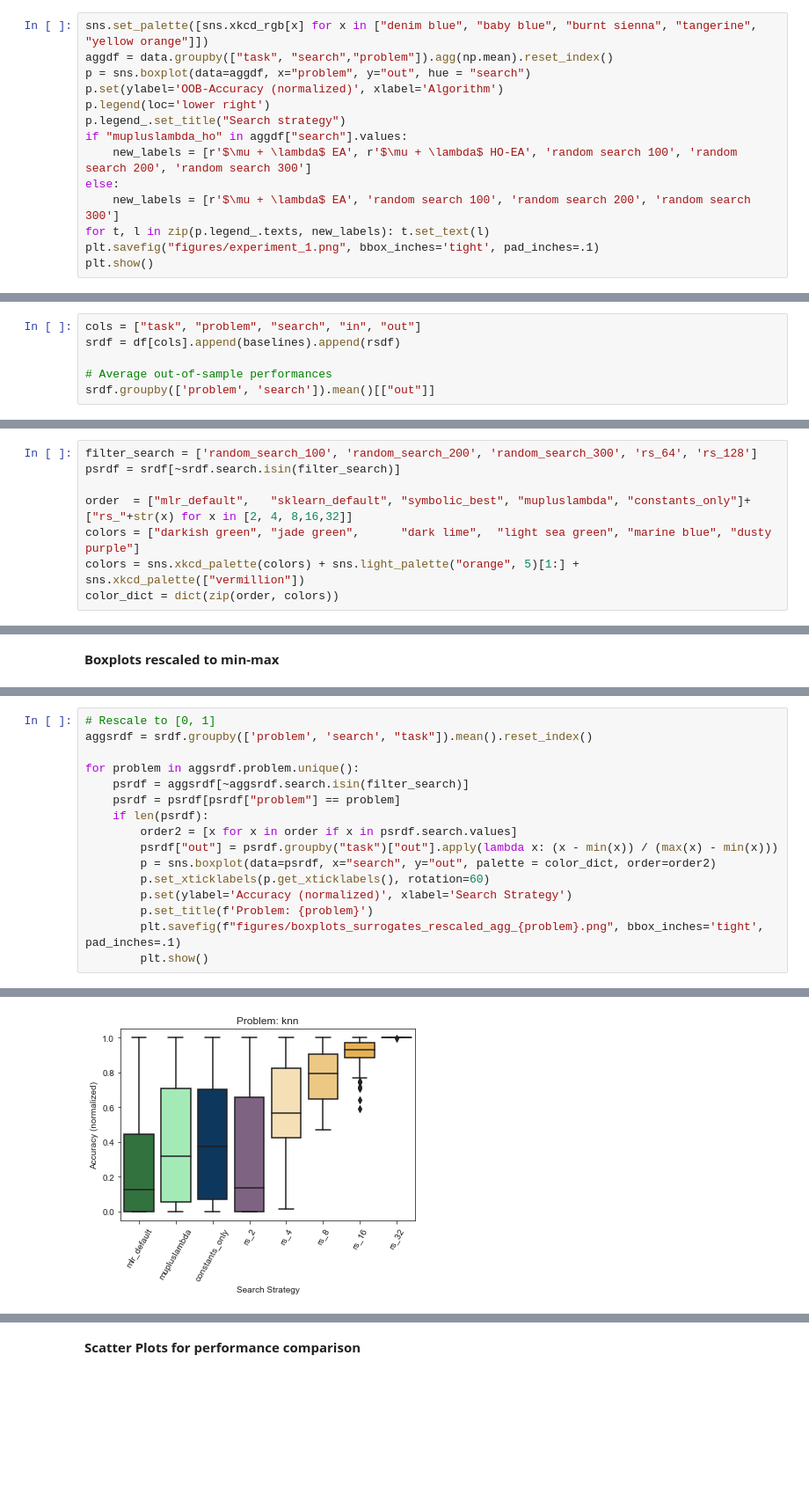
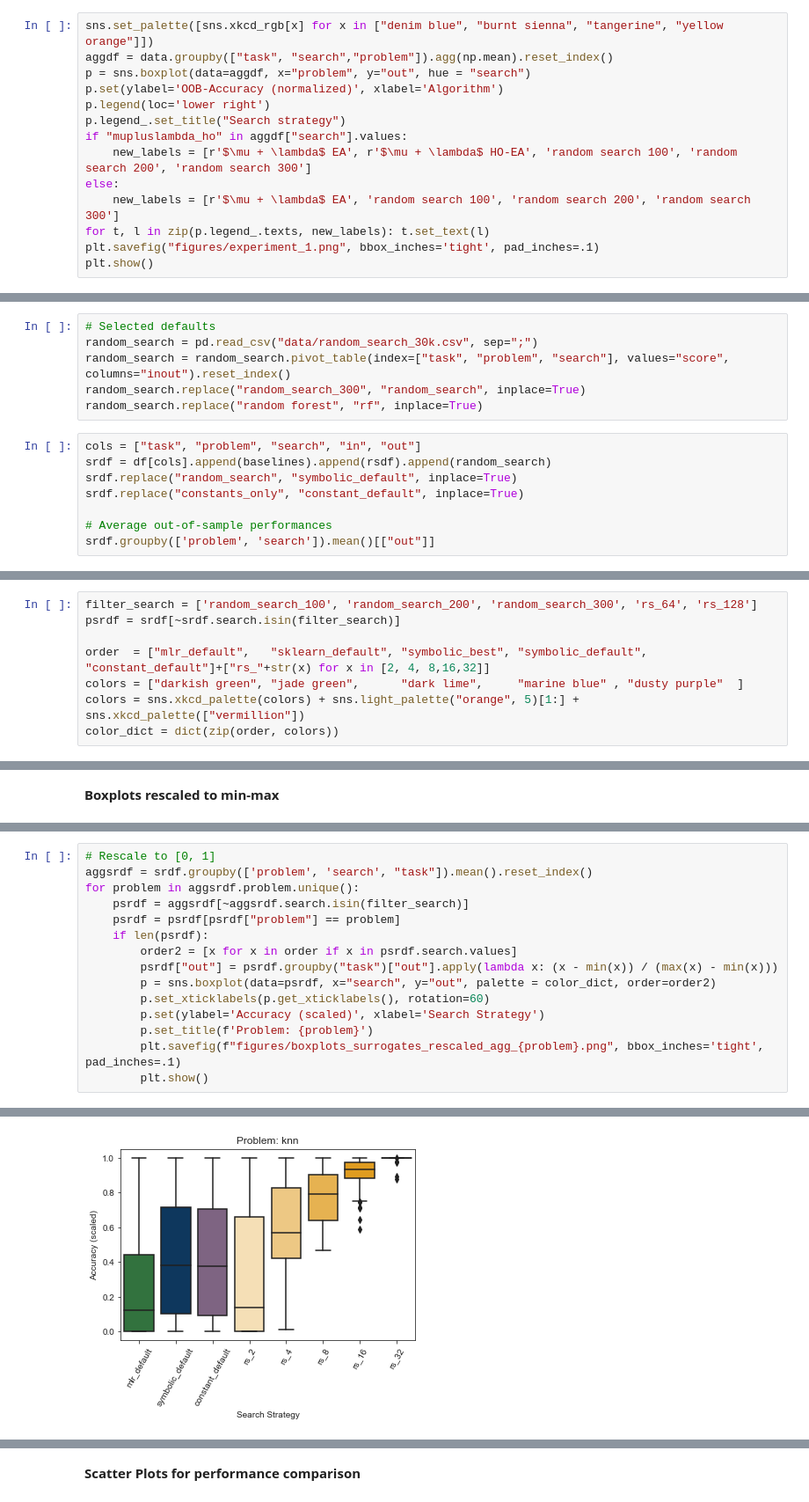
Before and after one commit to PGijsbers/symbolicdefaults, a Jupyter notebook: LogParsing-V3.ipynb, the cells around one changed output, grey strips where cells are left out. Shown at 88% size. Cells and saved outputs as stored; diff of their text form; blank space fills up the shorter version.

```diff
--- a/LogParsing-V3.ipynb
+++ b/LogParsing-V3.ipynb
@@ -281,7 +285,7 @@ plt.show()
 # %% [markdown]
 **2. Aggregated across replications:**
 # %%
-sns.set_palette([sns.xkcd_rgb[x] for x in ["denim blue", "baby blue", "burnt sienna", "tangerine", "yellow orange"]])
+sns.set_palette([sns.xkcd_rgb[x] for x in ["denim blue", "burnt sienna", "tangerine", "yellow orange"]])
 aggdf = data.groupby(["task", "search","problem"]).agg(np.mean).reset_index()
 p = sns.boxplot(data=aggdf, x="problem", y="out", hue = "search")
 p.set(ylabel='OOB-Accuracy (normalized)', xlabel='Algorithm')
@@ -438,9 +442,17 @@ rsdf.head()
 | 108 | 11 | svm | rs_2 | NaN | 0.730493 |
 | 109 | 12 | svm | rs_2 | NaN | 0.566405 |
 | 110 | 14 | svm | rs_2 | NaN | 0.502232 |
+# %%
+# Selected defaults
+random_search = pd.read_csv("data/random_search_30k.csv", sep=";")
+random_search = random_search.pivot_table(index=["task", "problem", "search"], values="score", columns="inout").reset_index()
+random_search.replace("random_search_300", "random_search", inplace=True)
+random_search.replace("random forest", "rf", inplace=True)
 # %%
 cols = ["task", "problem", "search", "in", "out"]
-srdf = df[cols].append(baselines).append(rsdf)
+srdf = df[cols].append(baselines).append(rsdf).append(random_search)
+srdf.replace("random_search", "symbolic_default", inplace=True)
+srdf.replace("constants_only", "constant_default", inplace=True)
 
 # Average out-of-sample performances
 srdf.groupby(['problem', 'search']).mean()[["out"]]
@@ -465,8 +477,8 @@ srdf.groupby(['problem', 'search']).mean()[["out"]]
 filter_search = ['random_search_100', 'random_search_200', 'random_search_300', 'rs_64', 'rs_128']
 psrdf = srdf[~srdf.search.isin(filter_search)]
 
-order  = ["mlr_default",   "sklearn_default", "symbolic_best", "mupluslambda", "constants_only"]+["rs_"+str(x) for x in [2, 4, 8,16,32]]
-colors = ["darkish green", "jade green",      "dark lime",  "light sea green", "marine blue", "dusty purple"]
+order  = ["mlr_default",   "sklearn_default", "symbolic_best", "symbolic_default", "constant_default"]+["rs_"+str(x) for x in [2, 4, 8,16,32]]
+colors = ["darkish green", "jade green",      "dark lime",     "marine blue" , "dusty purple"  ]
 colors = sns.xkcd_palette(colors) + sns.light_palette("orange", 5)[1:] + sns.xkcd_palette(["vermillion"])
 color_dict = dict(zip(order, colors))
 # %%
@@ -537,7 +539,6 @@ aggsrdf.groupby(["search", "problem"])["out"].apply(np.mean).reset_index()
 # %%
 # Rescale to [0, 1]
 aggsrdf = srdf.groupby(['problem', 'search', "task"]).mean().reset_index()
-
 for problem in aggsrdf.problem.unique():
     psrdf = aggsrdf[~aggsrdf.search.isin(filter_search)]
     psrdf = psrdf[psrdf["problem"] == problem]
@@ -546,7 +547,7 @@ for problem in aggsrdf.problem.unique():
         psrdf["out"] = psrdf.groupby("task")["out"].apply(lambda x: (x - min(x)) / (max(x) - min(x)))
         p = sns.boxplot(data=psrdf, x="search", y="out", palette = color_dict, order=order2)
         p.set_xticklabels(p.get_xticklabels(), rotation=60)
-        p.set(ylabel='Accuracy (normalized)', xlabel='Search Strategy')
+        p.set(ylabel='Accuracy (scaled)', xlabel='Search Strategy')
         p.set_title(f'Problem: {problem}')
         plt.savefig(f"figures/boxplots_surrogates_rescaled_agg_{problem}.png", bbox_inches='tight', pad_inches=.1)
         plt.show()
@@ -555 +556 @@ for problem in aggsrdf.problem.unique():
-[figure, old version]
+[figure, new version]
```
Also changed, not shown: parts of 25 cells of this notebook.
